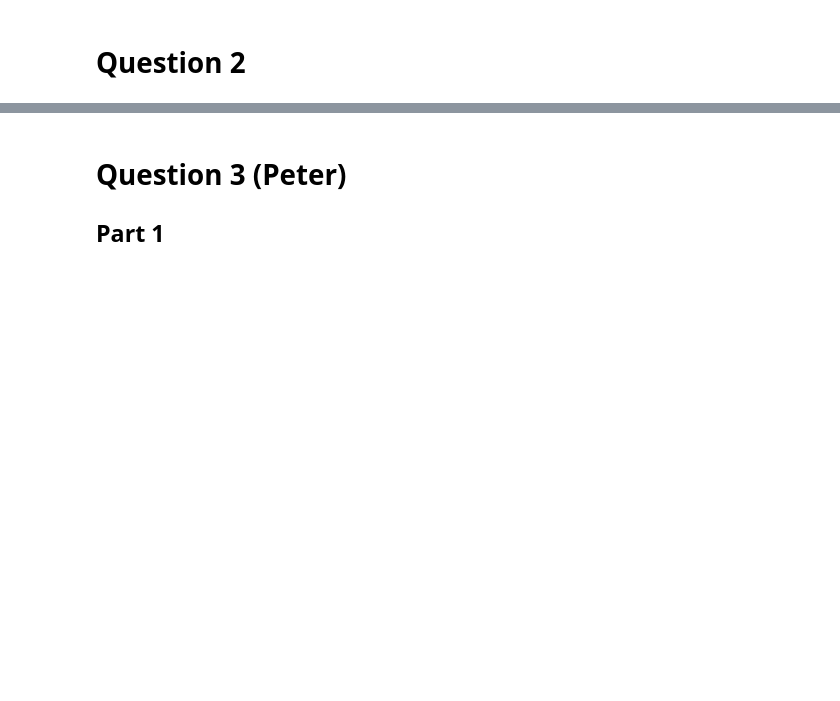
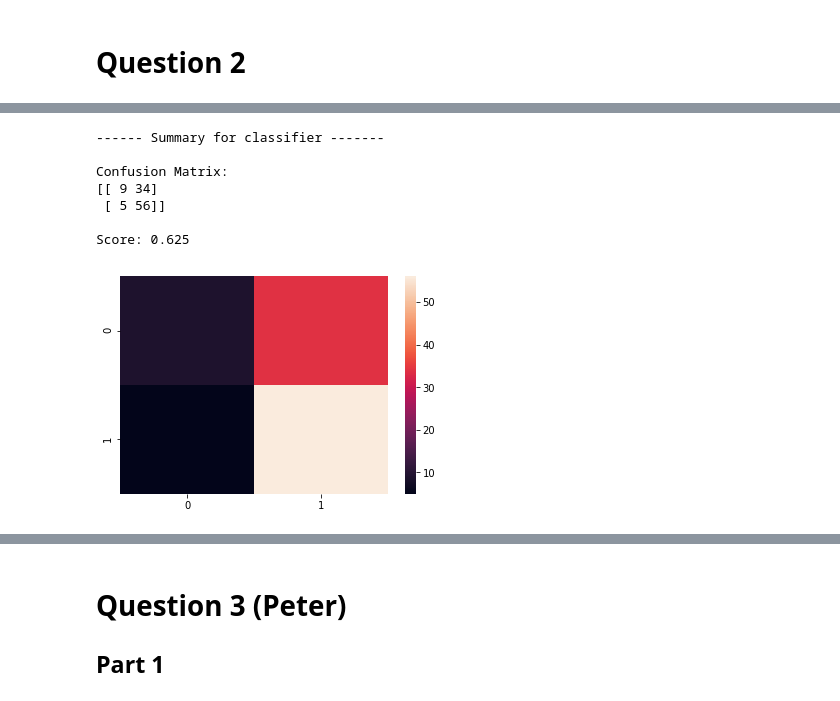
Before and after one commit to irfanhasan/EE379K, a Jupyter notebook: Lab5/Lab5.ipynb, the cells around one changed output, grey strips where cells are left out. Drawn from its saved outputs; the diff is of its cells as text; code cells hidden in the pictures; blank space fills up the shorter version.

```diff
--- a/Lab5/Lab5.ipynb
+++ b/Lab5/Lab5.ipynb
@@ -177,0 +252,21 @@ Both separated the two classes well
+# %%
+# Slice through data to create train and test sets and labels
+train = weekly[weekly['Year'] < 2009]
+test = weekly[weekly['Year'] >= 2009]
+
+X_train = np.matrix(train['Lag2']).T
+X_test = np.matrix(test['Lag2']).T
+y_train = np.matrix(train['Direction']).T
+y_true = np.matrix(test['Direction']).T
+# %%
+model_log = LogisticRegression()
+trainAndTestClassifier(model_log, X_train, y_train, X_test, y_true)
+# %% [output]
+------ Summary for classifier -------
+
+Confusion Matrix:
+[[ 9 34]
+ [ 5 56]]
+
+Score: 0.625
+[figure, added]
```
Also changed, not shown: parts of 19 cells of this notebook, 1 other file.
